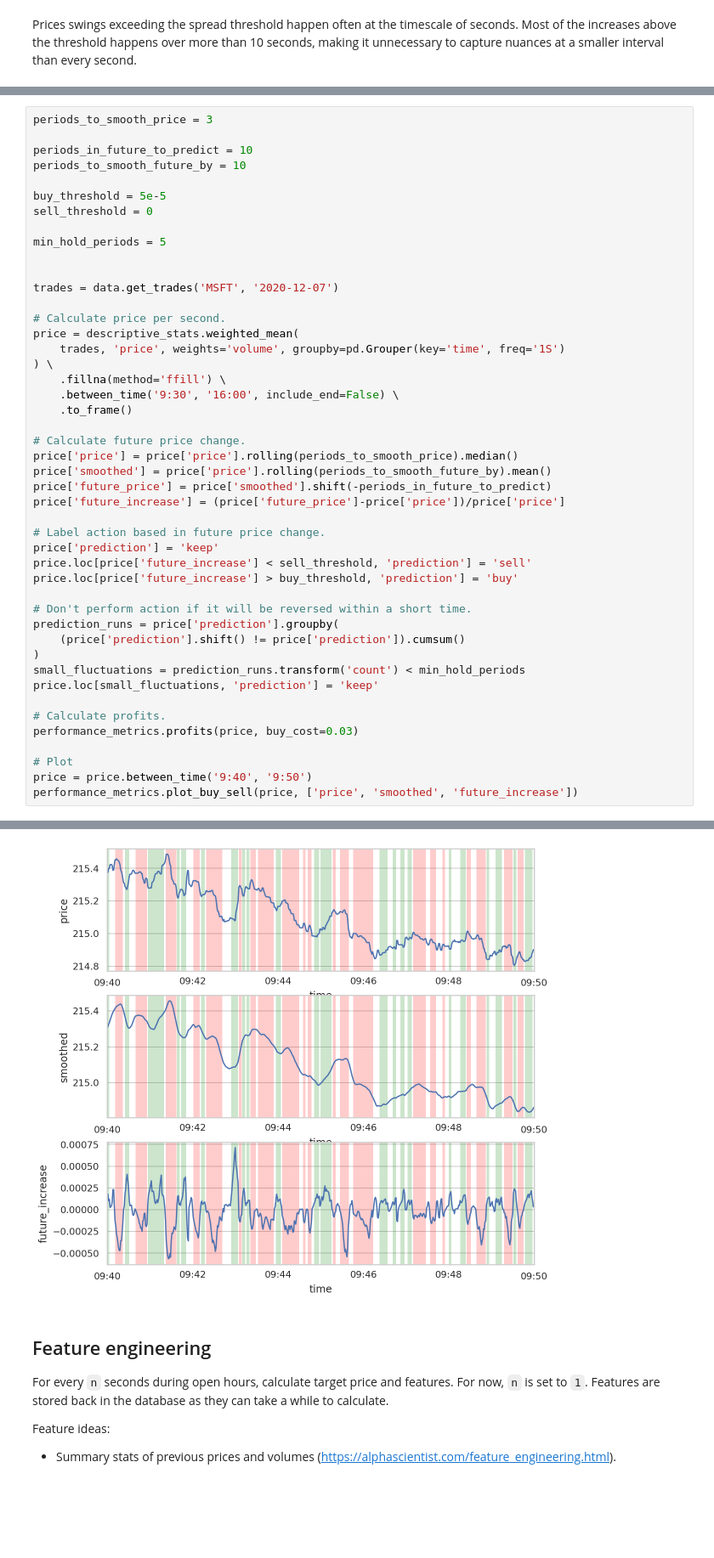
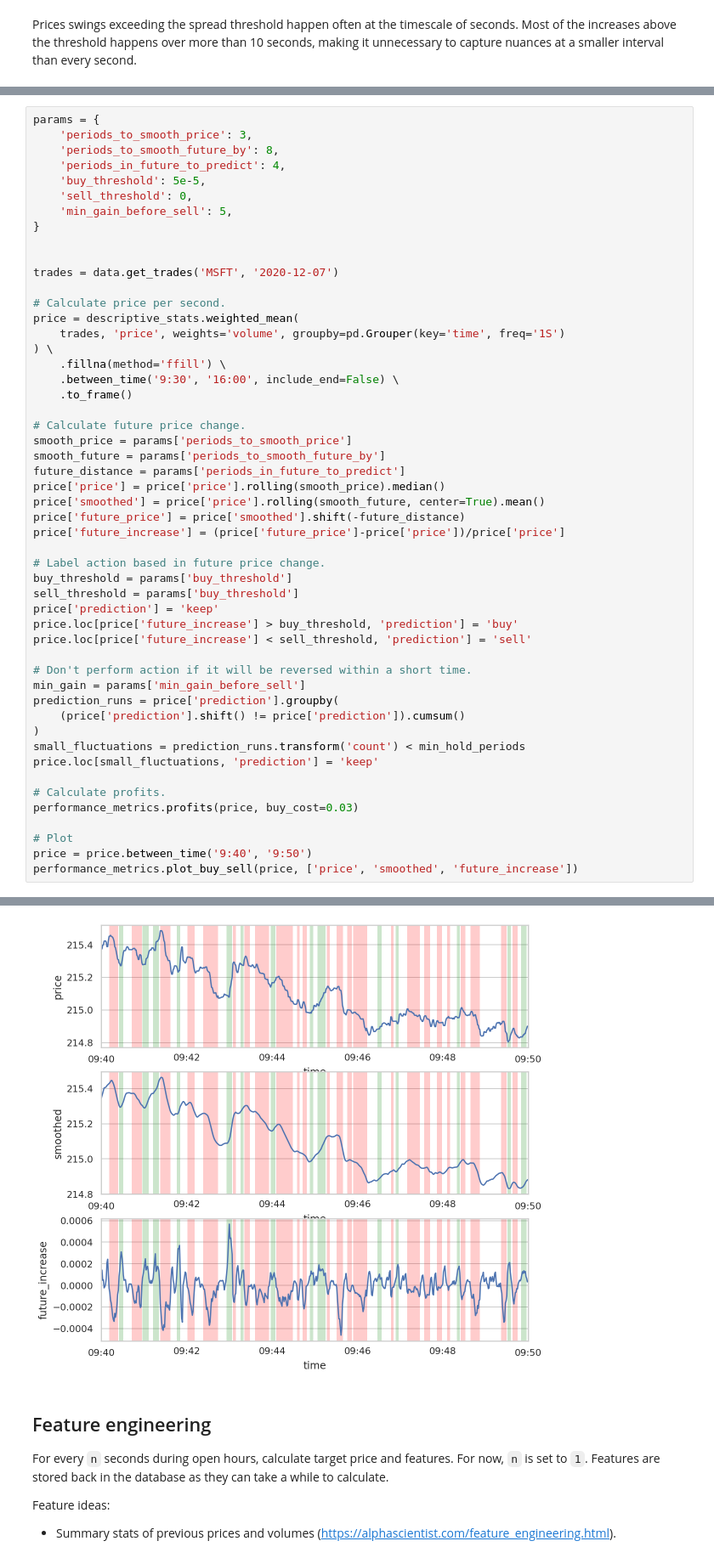
Before and after one commit to dwitvliet/project-stock-trading, a Jupyter notebook: stock_prediction.ipynb, the cells around one changed output, grey strips where cells are left out. Shown at 85% size. Saved outputs shown, nothing was run; the diff lists cells and outputs as text; blank space fills up the shorter version.

Commit message:
Added new, more methodical way to label sells and buys

```diff
--- a/stock_prediction.ipynb
+++ b/stock_prediction.ipynb
@@ -171,13 +271,12 @@ The challenge: to create a measure that labels large upward runs as `buy` withou
 # %%
-periods_to_smooth_price = 3
-
-periods_in_future_to_predict = 10
-periods_to_smooth_future_by = 10
-
-buy_threshold = 5e-5
-sell_threshold = 0
-
-min_hold_periods = 5
+params = {
+    'periods_to_smooth_price': 3,
+    'periods_to_smooth_future_by': 8,
+    'periods_in_future_to_predict': 4,
+    'buy_threshold': 5e-5,
+    'sell_threshold': 0,
+    'min_gain_before_sell': 5,
+}
 
 
 trades = data.get_trades('MSFT', '2020-12-07')
@@ -191,17 +290,23 @@ price = descriptive_stats.weighted_mean(
     .to_frame()
 
 # Calculate future price change.
-price['price'] = price['price'].rolling(periods_to_smooth_price).median()
-price['smoothed'] = price['price'].rolling(periods_to_smooth_future_by).mean()
-price['future_price'] = price['smoothed'].shift(-periods_in_future_to_predict)
+smooth_price = params['periods_to_smooth_price']
+smooth_future = params['periods_to_smooth_future_by']
+future_distance = params['periods_in_future_to_predict']
+price['price'] = price['price'].rolling(smooth_price).median()
+price['smoothed'] = price['price'].rolling(smooth_future, center=True).mean()
+price['future_price'] = price['smoothed'].shift(-future_distance)
 price['future_increase'] = (price['future_price']-price['price'])/price['price']
 
 # Label action based in future price change.
+buy_threshold = params['buy_threshold']
+sell_threshold = params['buy_threshold']
 price['prediction'] = 'keep'
+price.loc[price['future_increase'] > buy_threshold, 'prediction'] = 'buy'
 price.loc[price['future_increase'] < sell_threshold, 'prediction'] = 'sell'
-price.loc[price['future_increase'] > buy_threshold, 'prediction'] = 'buy'
 
 # Don't perform action if it will be reversed within a short time.
+min_gain = params['min_gain_before_sell']
 prediction_runs = price['prediction'].groupby(
     (price['prediction'].shift() != price['prediction']).cumsum()
 )
@@ -221,5 +326,5 @@ Buys with loss: 114
 Passive gain: -0.0004293675280074849
-[figure, old version]
+[figure, new version]
 # %% [markdown]
 ## Feature engineering
 
```
Also changed, not shown: parts of 4 cells of this notebook.
